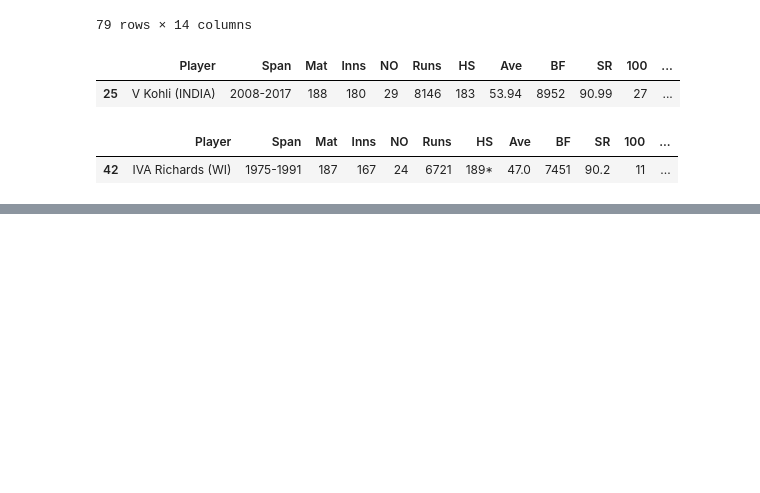
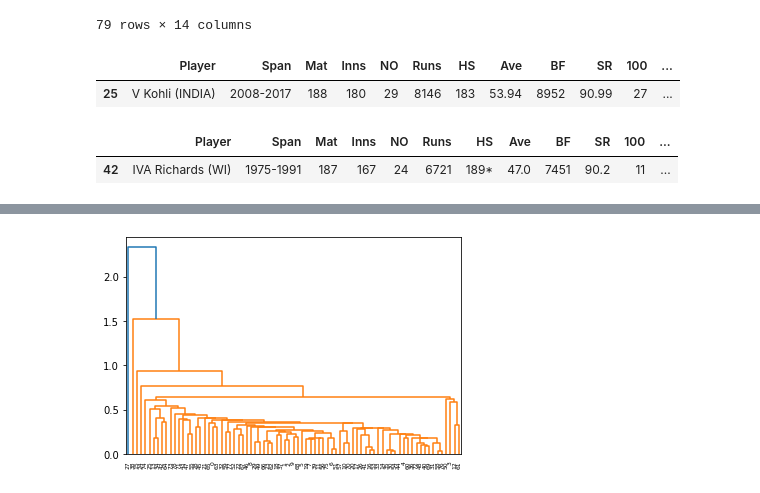
Before and after one commit to sreedevisreekumar/clustering, a Jupyter notebook: KMeansClustering.ipynb, the cells around one changed output, grey strips where cells are left out. Saved outputs shown, nothing was run; the diff lists cells and outputs as text; code cells hidden in the pictures; blank space fills up the shorter version.

```diff
--- a/KMeansClustering.ipynb
+++ b/KMeansClustering.ipynb
@@ -180,0 +208,7 @@ cricket_df.loc[cricket_df['Player'] == 'IVA Richards (WI)']
+# %%
+# single linkage
+mergings = linkage(rfm_df_scaled, method="single", metric='euclidean')
+dendrogram(mergings)
+plt.show()
+# %% [output]
+[figure, added]
```
Also changed, not shown: parts of 12 cells of this notebook.
